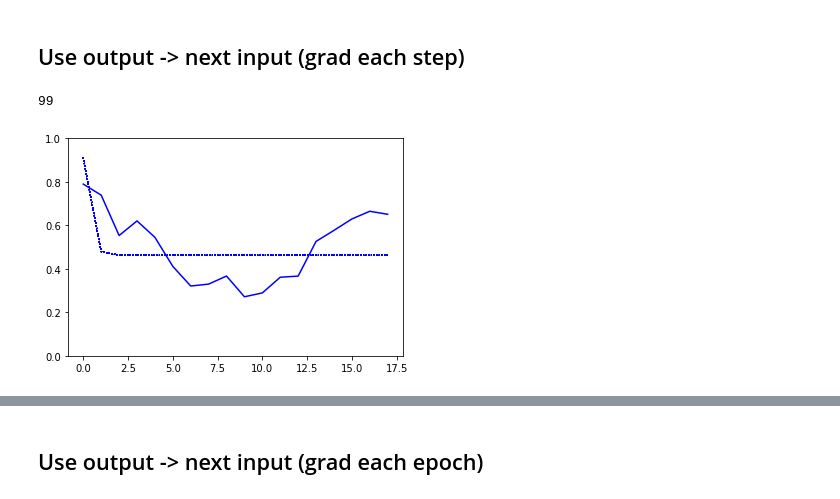
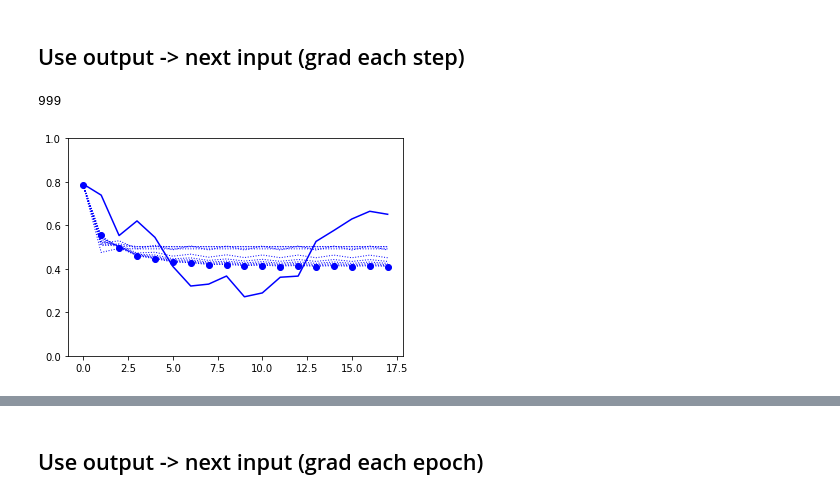
Before and after one commit to MarBry111/Forecast_Election_Poland, a Jupyter notebook: Model_I_3parameters.ipynb, the cells around one changed output, grey strips where cells are left out. Saved outputs shown, nothing was run; the diff lists cells and outputs as text; code cells hidden in the pictures.

```diff
--- a/Model_I_3parameters.ipynb
+++ b/Model_I_3parameters.ipynb
@@ -110,7 +110,7 @@ na outpucie mnożenie wag razy wartości i na tej podstawie ocena.
 - wpływ sąsiadów (avg over nighbours/ weighted avg)
 - pole zewnętrzne
 # %%
-pool_d = par_in_reg_list if (True) else reg_in_par_list
+pool_d = par_in_reg_list if (False) else reg_in_par_list
 # %%
 X = []
 # iterate over years [from 2002 - 2019]
@@ -411,38 +380,30 @@ a_step = a_tmp
+# %%
+a_step = np.random.rand(X.shape[1],X.shape[2]) - 0.5
 # %%
-arr = np.zeros((100,9,18))
-arr_last = np.zeros((100,18))
+for epoch in range(10**3):
+    print(epoch,end='\r')
+    loss_p = 0
+    y = Y[0]
+    for i in range(X.shape[0]):
+        xi = prepare_input(y)
+        y = model_percent(a_step,xi)
 
-for i in range(100):
-    print(str(i).zfill(2),end='\r')
-    for epoch in range(10**3):
-        loss_p = 0
-        y = Y[0]
-        for i in range(X.shape[0]):
-            xi = prepare_input(y)
-            y = model_percent(a_step,xi)
+        grad = grad_percent(a_step,xi,Y[i])#.reshape(18,16,3)
+        #grad = np.sum(grad, axis=0)
+        a_step = a_step - step*grad
 
-            grad = grad_percent(a_step,xi,Y[i])#.reshape(18,16,3)
-            #grad = np.sum(grad, axis=0)
-            a_step = a_step - step*grad
+        loss_p += np.sum((model_percent(a_step,xi) - Y[i].reshape(-1,1))**2)
 
-            loss_p += np.sum((model_percent(a_step,xi) - Y[i].reshape(-1,1))**2)
+    if epoch%100==0:
+        l, o = model(a_step,X,Y)
+        plt.plot(np.average(o,1, voter_w[1]),'b:', linewidth=1)
 
-        if epoch%1000==0:
-            #print('loss sum:',loss_p)
-            n = epoch//(1000)
-            if(n<9):
-                l, o = model(a_all,X,Y)
-                arr[i,n] = np.mean(o,1).reshape(-1)
-                #ax[n//3,n%3].plot(np.mean(o,1),'b--')
-                #ax[n//3,n%3].plot(pool_data_middle['Blue'].values[1:],'b')
-                #ax[n//3,n%3].set_ylim(0,1)
-
-    l, o = model(a_all,X,Y)
-    plt.plot(np.average(o,1, voter_w[1]),'b:', linewidth=1)
+l, o = model(a_step,X,Y)
+plt.plot(np.average(o,1, voter_w[1]),'bo', linewidth=1)
 
 plt.plot(pool_data_middle['Blue'].values[1:],'b')
 plt.ylim(0,1)
 plt.show()
 # %% [output]
-99
+999
-[figure, old version]
+[figure, new version]
```
Also changed, not shown: parts of 6 cells of this notebook, 8 other files.
